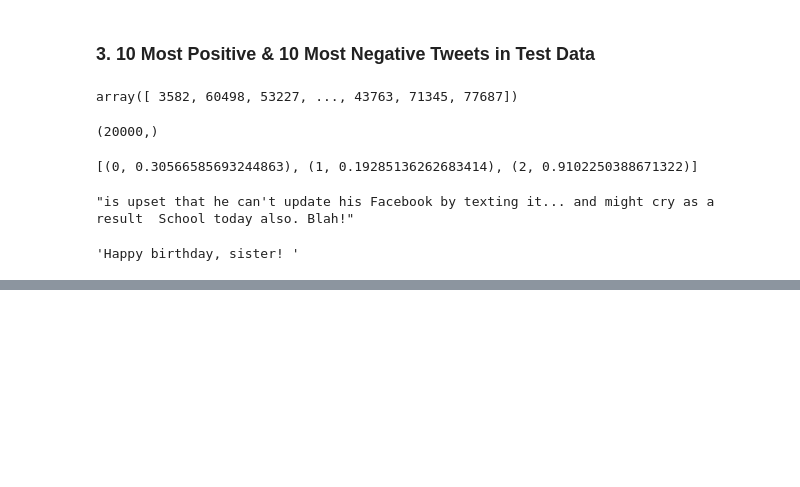
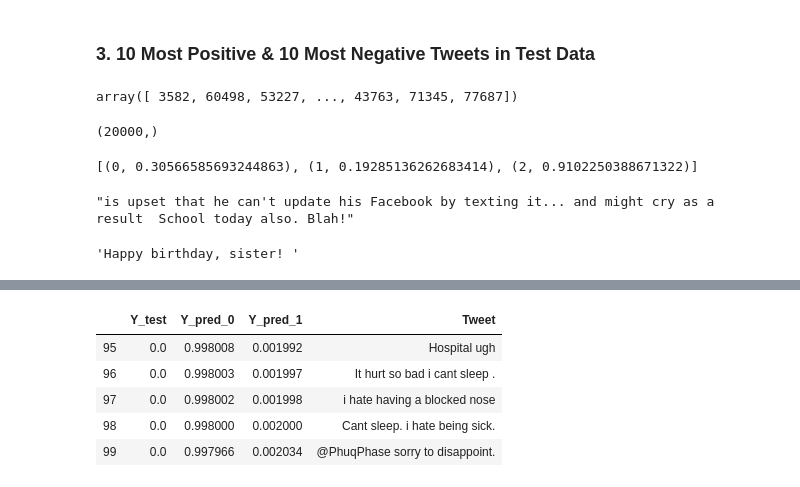
Before and after one commit to 92612ShiyuQiu/Twitter-Sentiment-Analysis, a Jupyter notebook: project.ipynb, the cells around one changed output, grey strips where cells are left out. Saved outputs shown, nothing was run; the diff lists cells and outputs as text; code cells hidden in the pictures; blank space fills up the shorter version.

```diff
--- a/project.ipynb
+++ b/project.ipynb
@@ -332 +381,10 @@ top100_neg_tweets
+# %%
+df_neg.tail()
+# %% [output]
+|  | Y_test | Y_pred_0 | Y_pred_1 | Tweet |
+| 95 | 0.0 | 0.998008 | 0.001992 | Hospital ugh |
+| 96 | 0.0 | 0.998003 | 0.001997 | It hurt so bad i cant sleep . |
+| 97 | 0.0 | 0.998002 | 0.001998 | i hate having a blocked nose |
+| 98 | 0.0 | 0.998000 | 0.002000 | Cant sleep. i hate being sick. |
+| 99 | 0.0 | 0.997966 | 0.002034 | @PhuqPhase sorry to disappoint. |
 # %%
```
Also changed, not shown: parts of 7 cells of this notebook, 2 other files.
